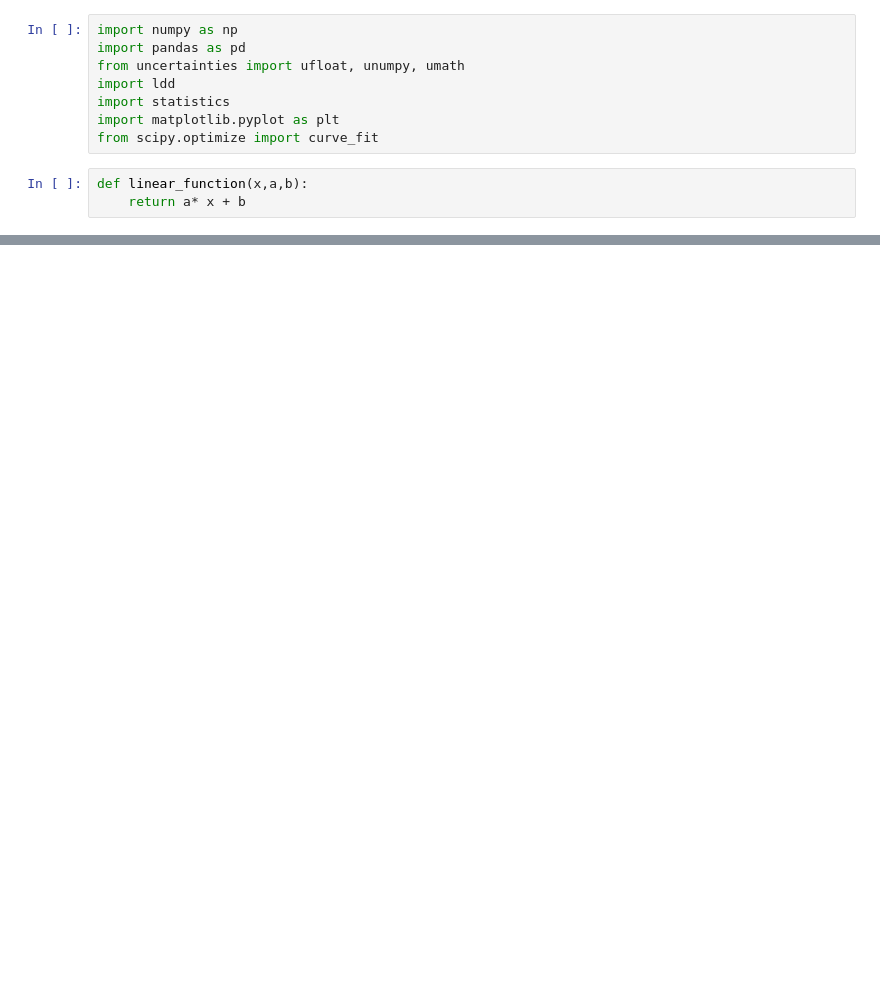
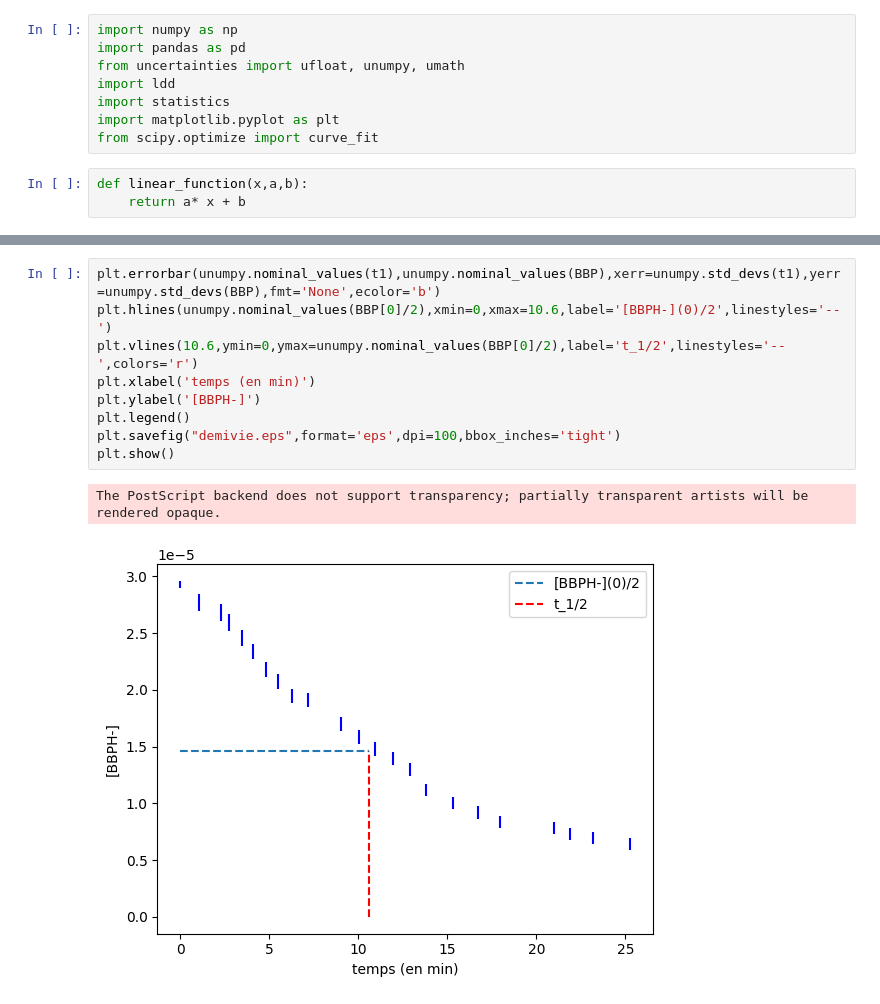
Before and after one commit to Duffy-y/TP-Saclay, a Jupyter notebook: Cinétique_TP/TP_Cinetique.ipynb, the cells around one changed output, grey strips where cells are left out. Cells and saved outputs as stored; diff of their text form; blank space fills up the shorter version.

```diff
--- a/Cinétique_TP/TP_Cinetique.ipynb
+++ b/Cinétique_TP/TP_Cinetique.ipynb
@@ -69,0 +90,12 @@ f.write(tableau)
+# %%
+plt.errorbar(unumpy.nominal_values(t1),unumpy.nominal_values(BBP),xerr=unumpy.std_devs(t1),yerr=unumpy.std_devs(BBP),fmt='None',ecolor='b')
+plt.hlines(unumpy.nominal_values(BBP[0]/2),xmin=0,xmax=10.6,label='[BBPH-](0)/2',linestyles='--')
+plt.vlines(10.6,ymin=0,ymax=unumpy.nominal_values(BBP[0]/2),label='t_1/2',linestyles='--',colors='r')
+plt.xlabel('temps (en min)')
+plt.ylabel('[BBPH-]')
+plt.legend()
+plt.savefig("demivie.eps",format='eps',dpi=100,bbox_inches='tight')
+plt.show()
+# %% [output]
+The PostScript backend does not support transparency; partially transparent artists will be rendered opaque.
+[figure, added]
```
Also changed, not shown: parts of 6 cells of this notebook, 10 other files.
